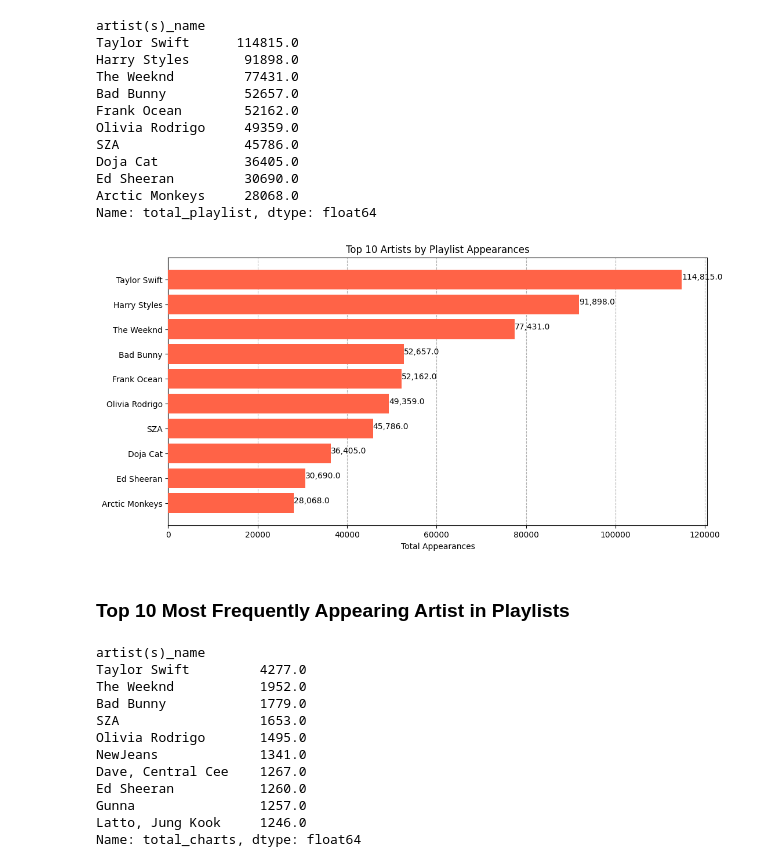
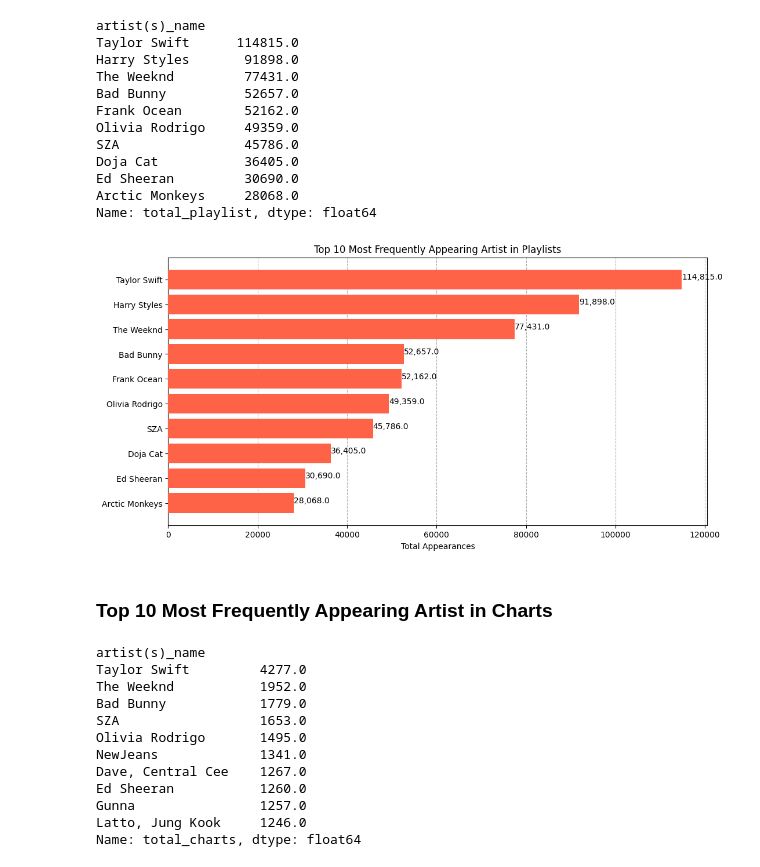
Before and after one commit to Gab-Amboy/ECE2112_Spotify-EDA-Using-Python, a Jupyter notebook: Spotify_EDA_Updated.ipynb, the cells around one changed output. Cells and saved outputs as stored; diff of their text form; code cells hidden in the pictures.

```diff
--- a/Spotify_EDA_Updated.ipynb
+++ b/Spotify_EDA_Updated.ipynb
@@ -444,19 +444,19 @@ Name: total_playlist, dtype: float64
 # %%
 plt.figure(figsize=(12, 6))
 plt.barh(artist_popularity.index, artist_popularity.values, color='#FF6347', zorder=3)
 plt.grid(axis='x', linestyle='--', zorder=0)
 
-plt.title('Top 10 Artists by Playlist Appearances')
+plt.title('Top 10 Most Frequently Appearing Artist in Playlists')
 plt.xlabel('Total Appearances')
 plt.gca().invert_yaxis()  # Flip to have the highest at the top
 
 for index, value in enumerate(artist_popularity.values):
     plt.text(value, index, f'{value:,}', color='black')
 plt.show()
 # %% [output]
-[figure, old version]
+[figure, new version]
 # %% [markdown]
-### Top 10 Most Frequently Appearing Artist in Playlists
+### Top 10 Most Frequently Appearing Artist in Charts
 # %%
 # Converts the data type from object to float/numeric
 sp_data['in_shazam_charts'] = pd.to_numeric(sp_data['in_shazam_charts'], errors='coerce')
```
Also changed, not shown: parts of 1 cell of this notebook.
